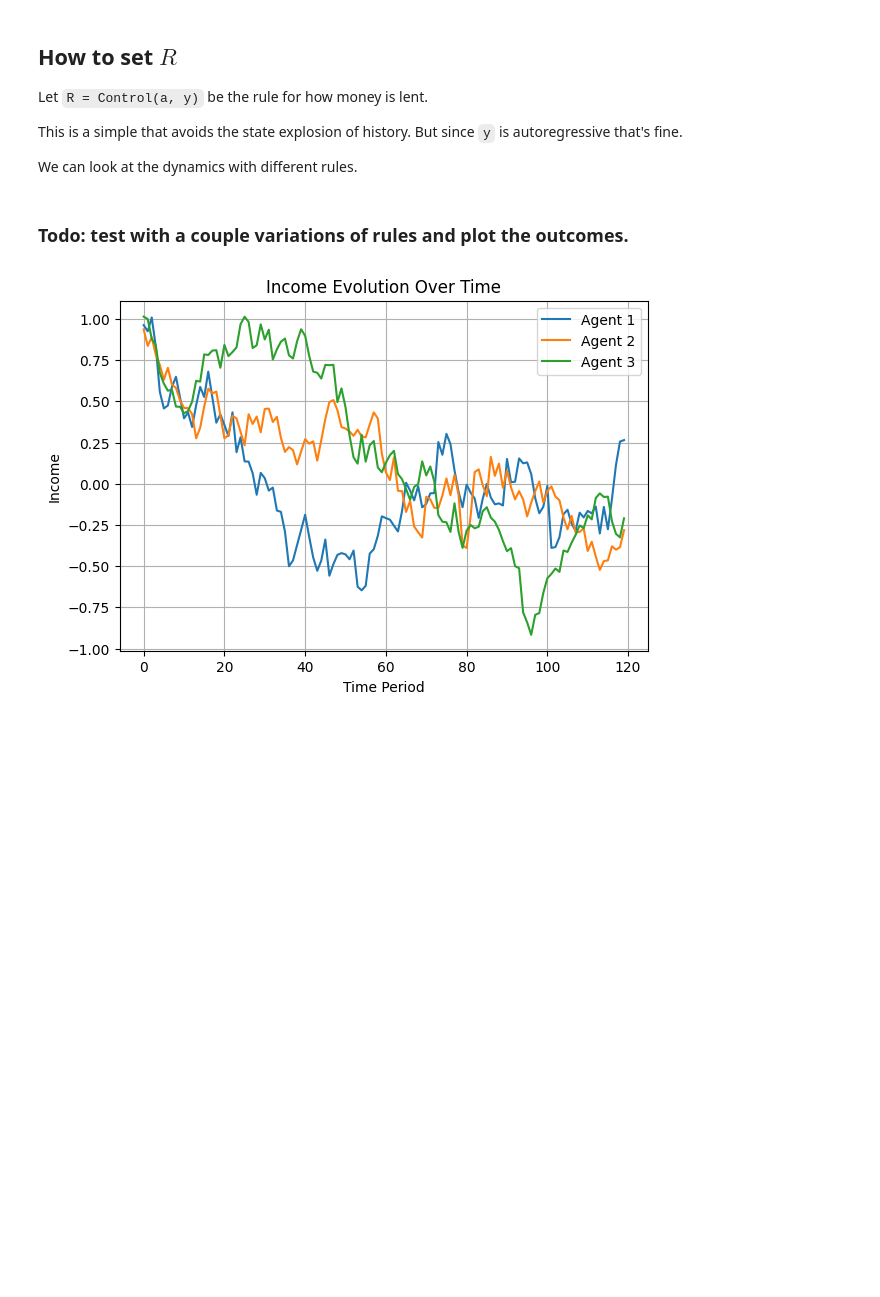
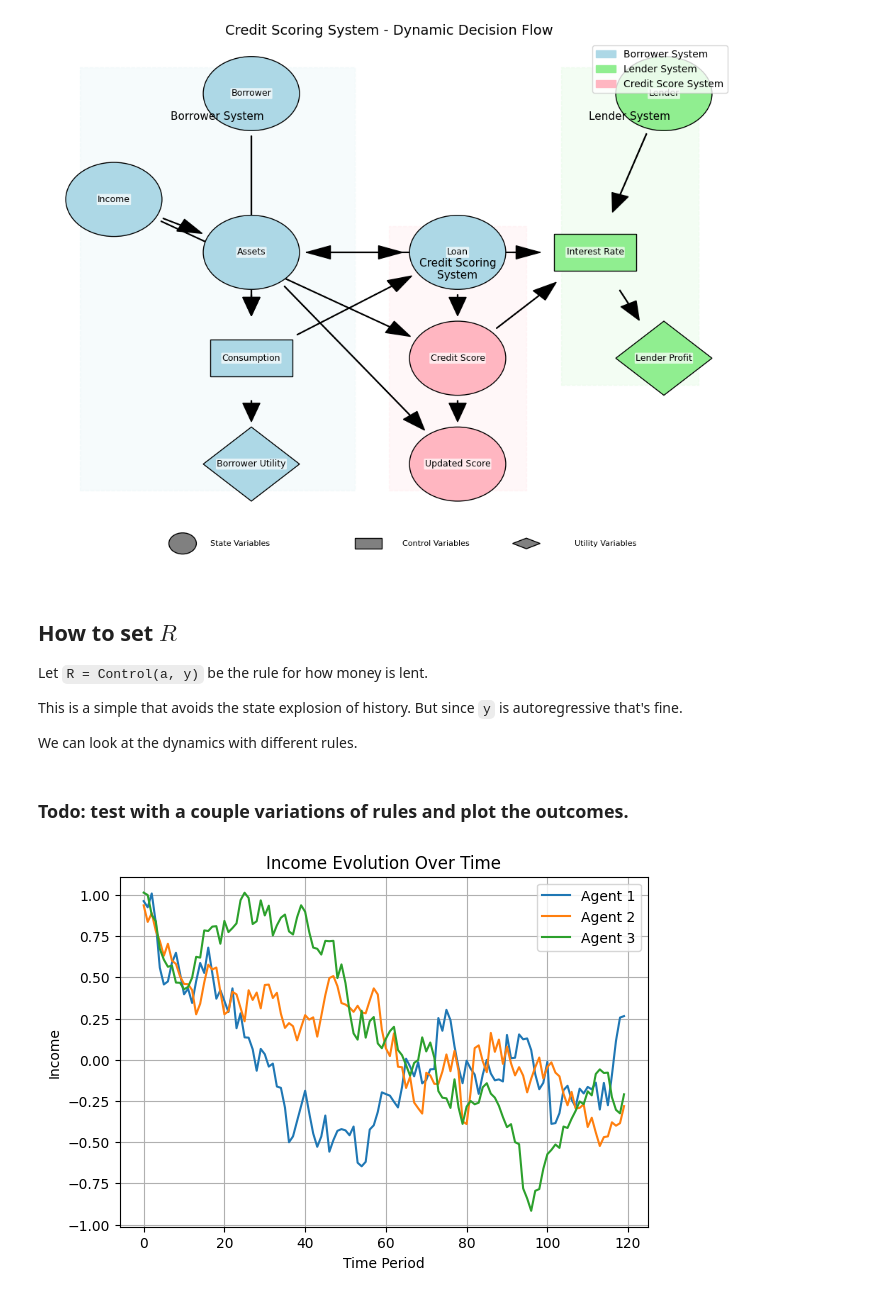
Before and after one commit to sbenthall/abm-bls-credit-study, a Jupyter notebook: old-materials/DASS Credit Model in Blocks.ipynb, the cells around one changed output. Cells and saved outputs as stored; diff of their text form; code cells hidden in the pictures; blank space fills up the shorter version.

```diff
--- a/old-materials/DASS Credit Model in Blocks.ipynb
+++ b/old-materials/DASS Credit Model in Blocks.ipynb
@@ -137,3 +235,8 @@ plt.show()
+# %%
+# Execute visualization
+visualize_credit_model()
+# %% [output]
+[figure, added]
 # %% [markdown]
 ## How to set $R$
 
```
Also changed, not shown: parts of 3 cells of this notebook, 2 other files.
